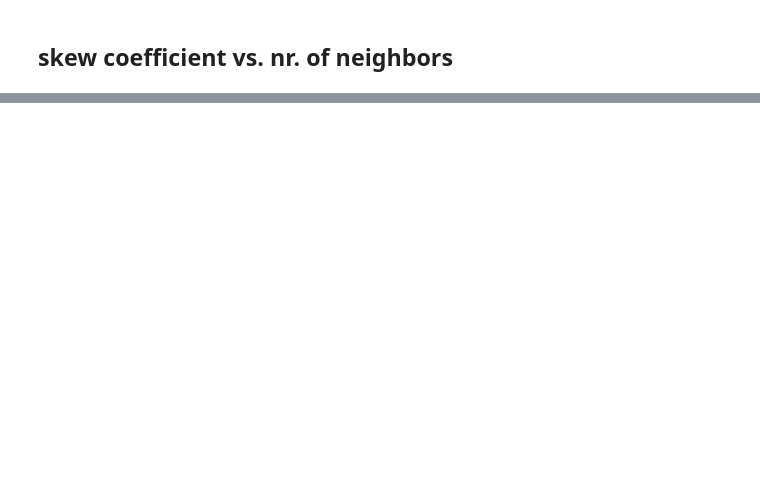
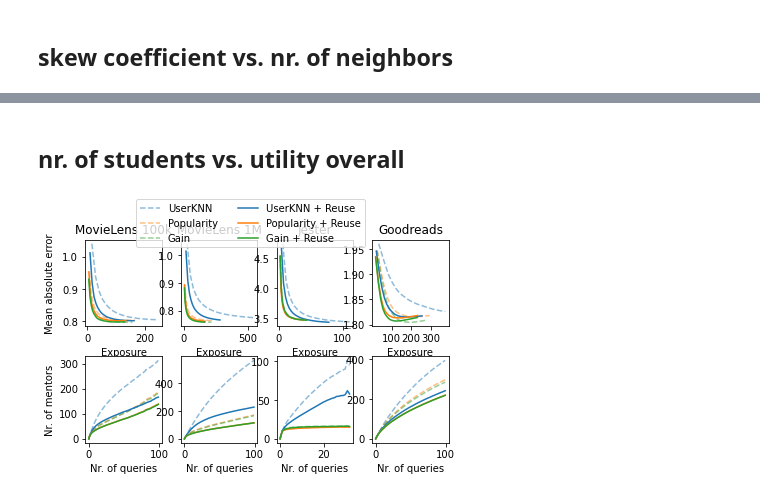
Before and after one commit to pmuellner/ReuseKNN, a Jupyter notebook: Visualization.ipynb, the cells around one changed output, grey strips where cells are left out. Saved outputs shown, nothing was run; the diff lists cells and outputs as text; code cells hidden in the pictures; blank space fills up the shorter version.

```diff
--- a/Visualization.ipynb
+++ b/Visualization.ipynb
@@ -83,0 +101,2 @@ plt.savefig("plots/" + name + "/skew_vs_k.png", dpi=300)
+# %% [markdown]
+## nr. of students vs. utility overall
@@ -83,0 +108,58 @@ plt.savefig("plots/" + name + "/skew_vs_k.png", dpi=300)
+# %%
+def plot_acc_deg(ax, results):
+    ax.plot(results["deg_userknn"], results["mae_userknn"], color="C0", linestyle="dashed", alpha=0.5)
+    ax.plot(results["deg_pop"], results["mae_pop"], color="C1", linestyle="dashed", alpha=0.5)
+    ax.plot(results["deg_gain"], results["mae_gain"], color="C2", linestyle="dashed", alpha=0.5)
+    ax.plot(results["deg_userknn_reuse"], results["mae_userknn_reuse"], color="C0", linestyle="solid")
+    ax.plot(results["deg_pop_reuse"], results["mae_pop_reuse"], color="C1", linestyle="solid")
+    ax.plot(results["deg_gain_reuse"], results["mae_gain_reuse"], color="C2", linestyle="solid")
+
+def plot_nrmentors(ax, results):
+    ax.plot(results["nmentors_userknn"][:100], color="C0", linestyle="dashed", alpha=0.5)
+    ax.plot(results["nmentors_pop"][:100], color="C1", linestyle="dashed", alpha=0.5)
+    ax.plot(results["nmentors_gain"][:100], color="C2", linestyle="dashed", alpha=0.5)
+    ax.plot(results["nmentors_userknn_reuse"][:100], color="C0", linestyle="solid")
+    ax.plot(results["nmentors_pop_reuse"][:100], color="C1", linestyle="solid")
+    ax.plot(results["nmentors_gain_reuse"][:100], color="C2", linestyle="solid")
+# %%
+fig, axes = plt.subplots(2, 4)
+
+plot_acc_deg(axes[0, 0], ml100k_results)
+plot_acc_deg(axes[0, 1], ml1m_results)
+plot_acc_deg(axes[0, 2], jester_results)
+plot_acc_deg(axes[0, 3], goodreads_results)
+axes[0, 0].set_ylabel("Mean absolute error")
+axes[0, 0].set_xlabel("Exposure")
+axes[0, 0].set_title("MovieLens 100k")
+axes[0, 1].set_xlabel("Exposure")
+axes[0, 1].set_title("MovieLens 1M")
+axes[0, 2].set_xlabel("Exposure")
+axes[0, 2].set_title("Jester")
+axes[0, 3].set_xlabel("Exposure")
+axes[0, 3].set_title("Goodreads")
+
+plot_nrmentors(axes[1, 0], ml100k_results)
+plot_nrmentors(axes[1, 1], ml1m_results)
+plot_nrmentors(axes[1, 2], jester_results)
+plot_nrmentors(axes[1, 3], goodreads_results)
+axes[1, 0].set_ylabel("Nr. of mentors")
+axes[1, 0].set_xlabel("Nr. of queries")
+axes[1, 1].set_xlabel("Nr. of queries")
+axes[1, 2].set_xlabel("Nr. of queries")
+axes[1, 3].set_xlabel("Nr. of queries")
+
+colors = ['C0', 'C1', 'C2']
+colors_reuse = ['C0', 'C1', 'C2']
+lines = [Line2D([0], [0], color=c, linestyle='--', alpha=0.5) for c in colors]
+lines_reuse = [Line2D([0], [0], color=c) for c in colors+colors_reuse]
+labels = ["UserKNN", "Popularity", "Gain"]
+labels_reuse = ["UserKNN + Reuse", "Popularity + Reuse", "Gain + Reuse"]
+
+fig.legend(lines+lines_reuse, labels+labels_reuse, ncol=2, loc='upper center')
+fig.tight_layout()
+fig.subplots_adjust(top=0.85, hspace=0.35, wspace=0.25)
+
+fig.align_ylabels(axes[:, 0])
+#fig.tight_layout()
+# %% [output]
+[figure, added]
```
Also changed, not shown: parts of 9 cells of this notebook, 14 other files.
